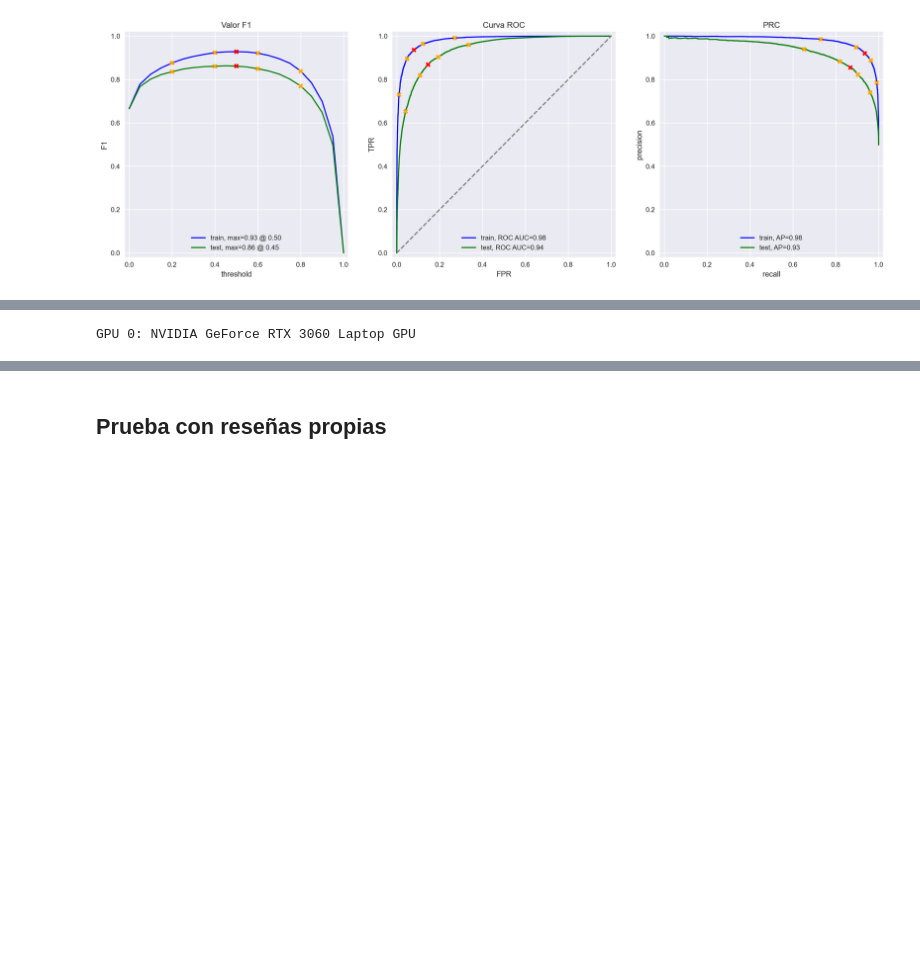
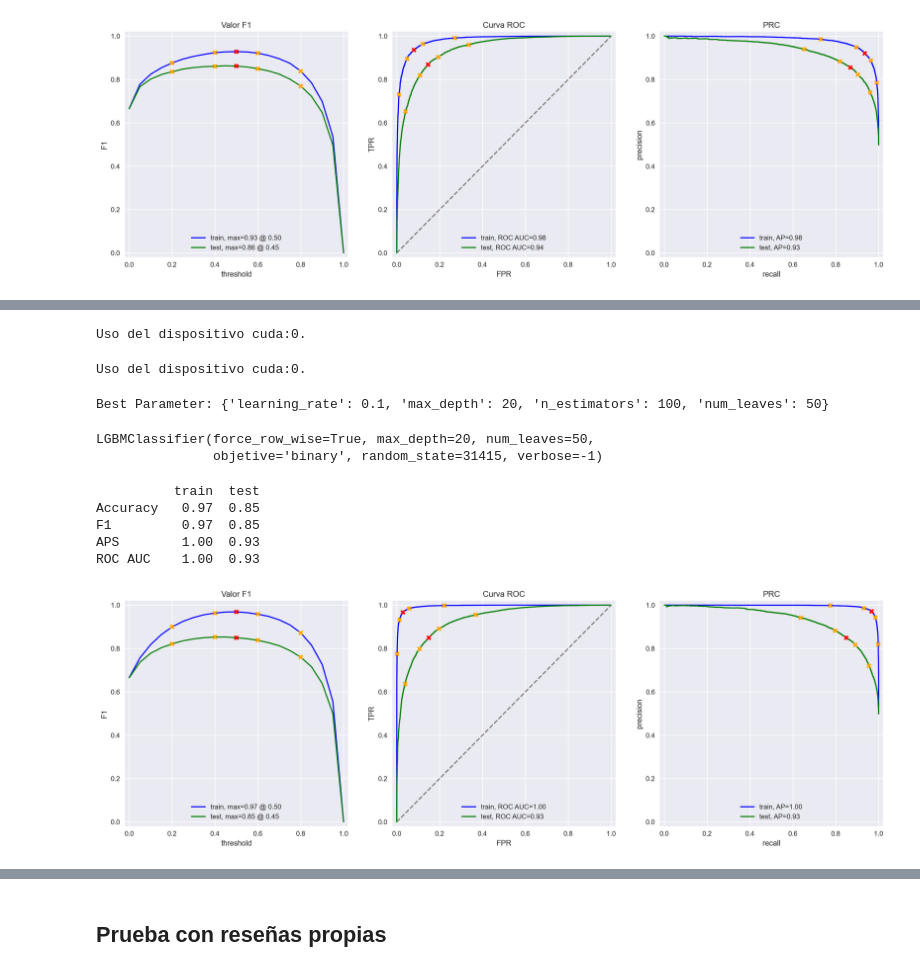
Before and after one commit to joaquincardosorios/tripleten_14_ML_text, a Jupyter notebook: main.ipynb, the cells around one changed output, grey strips where cells are left out. Saved outputs shown, nothing was run; the diff lists cells and outputs as text; code cells hidden in the pictures; blank space fills up the shorter version.

```diff
--- a/main.ipynb
+++ b/main.ipynb
@@ -720,5 +751,61 @@ if not disable_progress_bar:
-# %%
-for i in range(1):
-        print(f"GPU {i}: {torch.cuda.get_device_name(i)}")
-# %% [output]
-GPU 0: NVIDIA GeForce RTX 3060 Laptop GPU
+# %%
+# Obtencion de caracteristicas de entrenamiento
+features_train_5 = BERT_text_to_embeddings(df_reviews_train['review'], force_device='cuda:0')
+# %% [output]
+Uso del dispositivo cuda:0.
+# %%
+# Obtencion de caracteristicas de pruebas
+features_test_5 = BERT_text_to_embeddings(df_reviews_test['review'], force_device='cuda:0')
+# %% [output]
+Uso del dispositivo cuda:0.
+# %%
+# Busqueda de hiperparametros para el modelo
+model_5 = LGBMClassifier(
+    force_row_wise=True,
+    objetive='binary',
+    random_state=STATE,
+    verbose=-1)
+
+param_grid_lgbm = {
+    'max_depth': [10, 20],
+    'num_leaves': [10, 50, 100],
+    'n_estimators': [20, 50, 100],
+    'learning_rate': [0.1, 0.5]
+}
+
+grid_cv = GridSearchCV(
+    estimator=model_5,
+    param_grid=param_grid_lgbm,
+    cv=3, scoring='f1',
+    )
+
+grid_cv.fit(features_train_5, target_train)
+
+best_params_5 = grid_cv.best_params_
+print("Best Parameter:", best_params_5)
+# %% [output]
+Best Parameter: {'learning_rate': 0.1, 'max_depth': 20, 'n_estimators': 100, 'num_leaves': 50}
+# %%
+# Entrenamiento del modelo con hiperparametros
+model_5_bp = LGBMClassifier(
+    force_row_wise=True,
+    objetive='binary',
+    verbose=-1,
+    random_state=STATE,
+    **best_params_5
+    )
+
+model_5_bp.fit(features_train_5, target_train)
+# %% [output]
+LGBMClassifier(force_row_wise=True, max_depth=20, num_leaves=50,
+               objetive='binary', random_state=31415, verbose=-1)
+# %%
+# Evaluación del modelo
+df_model_5 = evaluate_model(model_5_bp, features_train_5, target_train, features_test_5, target_test)
+# %% [output]
+          train  test
+Accuracy   0.97  0.85
+F1         0.97  0.85
+APS        1.00  0.93
+ROC AUC    1.00  0.93
+[figure, added]
```
Also changed, not shown: parts of 59 cells of this notebook.
